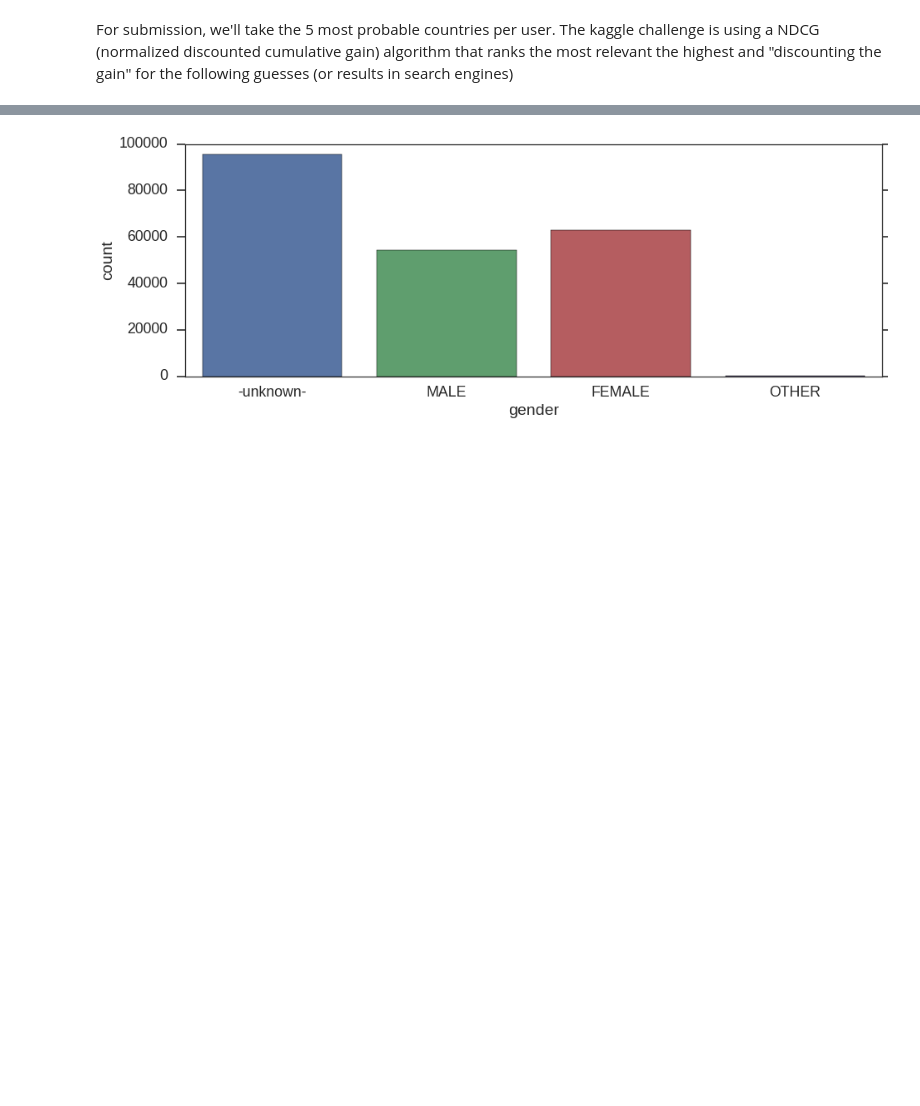
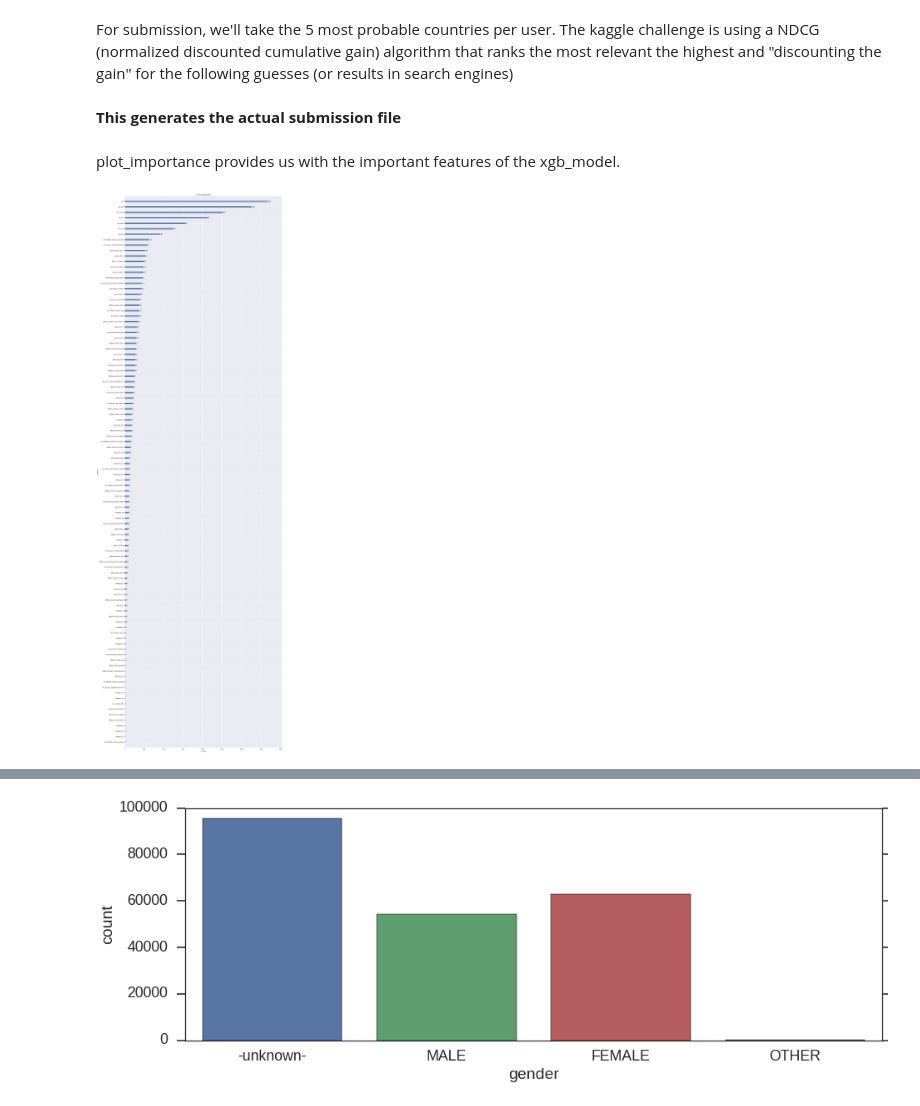
Before and after one commit to mykoz/airbnb_project, a Jupyter notebook: airbnb/airbnb_kojak.ipynb, the cells around one changed output, grey strips where cells are left out. Cells and saved outputs as stored; diff of their text form; code cells hidden in the pictures; blank space fills up the shorter version.

```diff
--- a/airbnb/airbnb_kojak.ipynb
+++ b/airbnb/airbnb_kojak.ipynb
@@ -173,7 +183,10 @@ After we're done with the feature engineering, we have to do a test train split
 from sklearn.preprocessing import LabelEncoder
 
 #Split train test
-X = full_df_processed.values[:total_train_users]
+####X = full_df_processed.values[:total_train_users]
+X = full_df_processed[:total_train_users]
 le = LabelEncoder()
 y = le.fit_transform(country_dests)
-X_test = full_df_processed.values[total_train_users:]
+
+####X_test = full_df_processed.values[total_train_users:]
+X_test = full_df_processed[total_train_users:]
@@ -214,2 +214,4 @@ for i in range(len(test_ids)):
     country_list += le.inverse_transform(np.argsort(y_predict[i])[::-1])[:5].tolist()
+# %% [markdown]
+**This generates the actual submission file**
 # %%
@@ -217,2 +219,4 @@ for i in range(len(test_ids)):
 airbnb_submission = pd.DataFrame(np.column_stack((ids, country_list)), columns=['id', 'country'])
 airbnb_submission.to_csv('airbnb_sub.csv',index=False)
+# %% [markdown]
+plot_importance provides us with the important features of the xgb_model.
@@ -218,0 +225,6 @@ airbnb_submission.to_csv('airbnb_sub.csv',index=False)
+# %%
+plt.rcParams['figure.figsize'] = (20, 70)
+xgb.plot_importance(xgb_model)
+plt.show()
+# %% [output]
+[figure, added]
```
Also changed, not shown: parts of 12 cells of this notebook.
